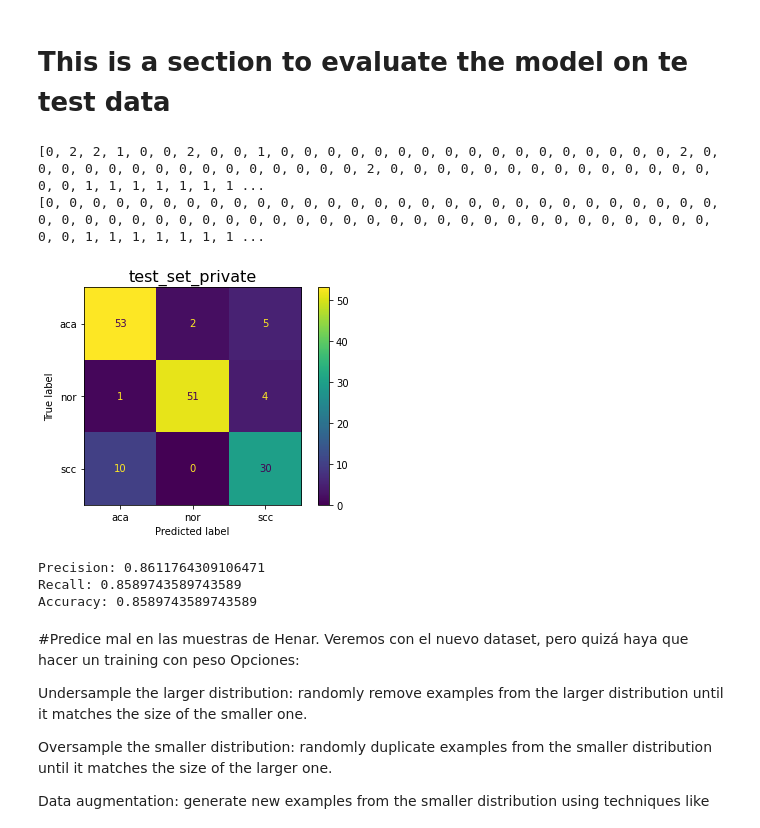
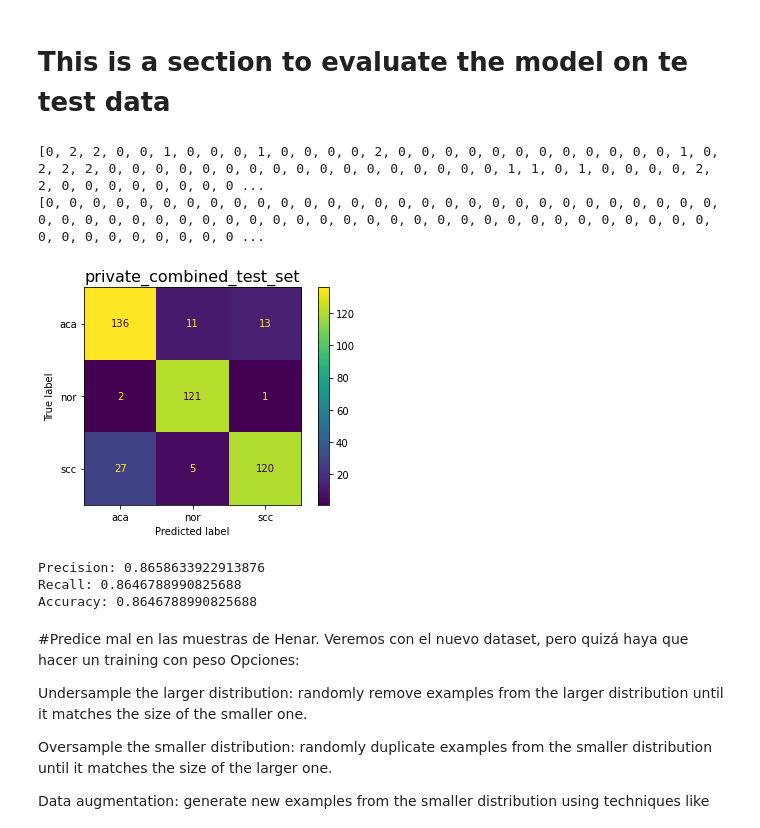
Before and after one commit to jorgediosdado/capstone_project_UB, a Jupyter notebook: Jorgenet_private.ipynb, the cells around one changed output. Drawn from its saved outputs; the diff is of its cells as text; code cells hidden in the pictures.

```diff
--- a/Jorgenet_private.ipynb
+++ b/Jorgenet_private.ipynb
@@ -20,7 +20,7 @@ mlflow.set_experiment('jorge_net')
 # %% [output]
 <Experiment: artifact_location='file:///c:/Users/diosdadj/Desktop/Master/Lung%20Cancer%20Project/capstone_project_UB/mlruns/391329452290209277', creation_time=1685695692186, experiment_id='39132945229 ...
 # %%
-dataset_name = 'combined_dataset'
+dataset_name = 'private_combined'
 batch_size = 32
 # %%
 image_size = (255, 255)
@@ -264,7 +264,7 @@ label_mapping = {
 }
 
 
-directory = "test_set_private"
+directory = "private_combined_test_set"
 for filename in os.listdir(directory):
 
     # Load the image and add it to the list of test images
@@ -291,39 +291,39 @@ for filename in os.listdir(directory):
 
 print(predicted_labels)
 print(true_labels)
 
 
 cm = confusion_matrix(true_labels, predicted_labels)
 labels = [label for label, _ in sorted(label_mapping.items(), key=lambda x: x[1])]
 disp = ConfusionMatrixDisplay(confusion_matrix=cm, display_labels=labels)
 disp.plot()
 
 plt.title(directory,  fontdict={'fontsize': 16})  # Set the new title for the plot
 plt.show()
 
 
 # Calculate precision, recall, and accuracy
 precision = precision_score(true_labels, predicted_labels, average='weighted')
 recall = recall_score(true_labels, predicted_labels, average='weighted')
 accuracy = accuracy_score(true_labels, predicted_labels)
 
 # Print the results
 print("Precision:", precision)
 print("Recall:", recall)
 print("Accuracy:", accuracy)
 
 mlflow.log_metric("Precision", precision)
 mlflow.log_metric("Recall", recall)
 mlflow.log_metric("Accuracy", accuracy)
 
 mlflow.end_run()
 # %% [output]
-[0, 2, 2, 1, 0, 0, 2, 0, 0, 1, 0, 0, 0, 0, 0, 0, 0, 0, 0, 0, 0, 0, 0, 0, 0, 0, 0, 2, 0, 0, 0, 0, 0, 0, 0, 0, 0, 0, 0, 0, 0, 0, 0, 2, 0, 0, 0, 0, 0, 0, 0, 0, 0, 0, 0, 0, 0, 0, 0, 0, 1, 1, 1, 1, 1, 1, 1 ...
-[0, 0, 0, 0, 0, 0, 0, 0, 0, 0, 0, 0, 0, 0, 0, 0, 0, 0, 0, 0, 0, 0, 0, 0, 0, 0, 0, 0, 0, 0, 0, 0, 0, 0, 0, 0, 0, 0, 0, 0, 0, 0, 0, 0, 0, 0, 0, 0, 0, 0, 0, 0, 0, 0, 0, 0, 0, 0, 0, 0, 1, 1, 1, 1, 1, 1, 1 ...
+[0, 2, 2, 0, 0, 1, 0, 0, 0, 1, 0, 0, 0, 0, 2, 0, 0, 0, 0, 0, 0, 0, 0, 0, 0, 0, 0, 1, 0, 2, 2, 2, 0, 0, 0, 0, 0, 0, 0, 0, 0, 0, 0, 0, 0, 0, 0, 0, 0, 1, 1, 0, 1, 0, 0, 0, 0, 2, 2, 0, 0, 0, 0, 0, 0, 0, 0 ...
+[0, 0, 0, 0, 0, 0, 0, 0, 0, 0, 0, 0, 0, 0, 0, 0, 0, 0, 0, 0, 0, 0, 0, 0, 0, 0, 0, 0, 0, 0, 0, 0, 0, 0, 0, 0, 0, 0, 0, 0, 0, 0, 0, 0, 0, 0, 0, 0, 0, 0, 0, 0, 0, 0, 0, 0, 0, 0, 0, 0, 0, 0, 0, 0, 0, 0, 0 ...
-[figure, old version]
+[figure, new version]
-Precision: 0.8611764309106471
-Recall: 0.8589743589743589
-Accuracy: 0.8589743589743589
+Precision: 0.8658633922913876
+Recall: 0.8646788990825688
+Accuracy: 0.8646788990825688
 # %% [markdown]
 #Predice mal en las muestras de Henar. Veremos con el nuevo dataset, pero quizá haya que hacer un training con peso Opciones:
 
```
Also changed, not shown: parts of 5 cells of this notebook, 8 other files.
